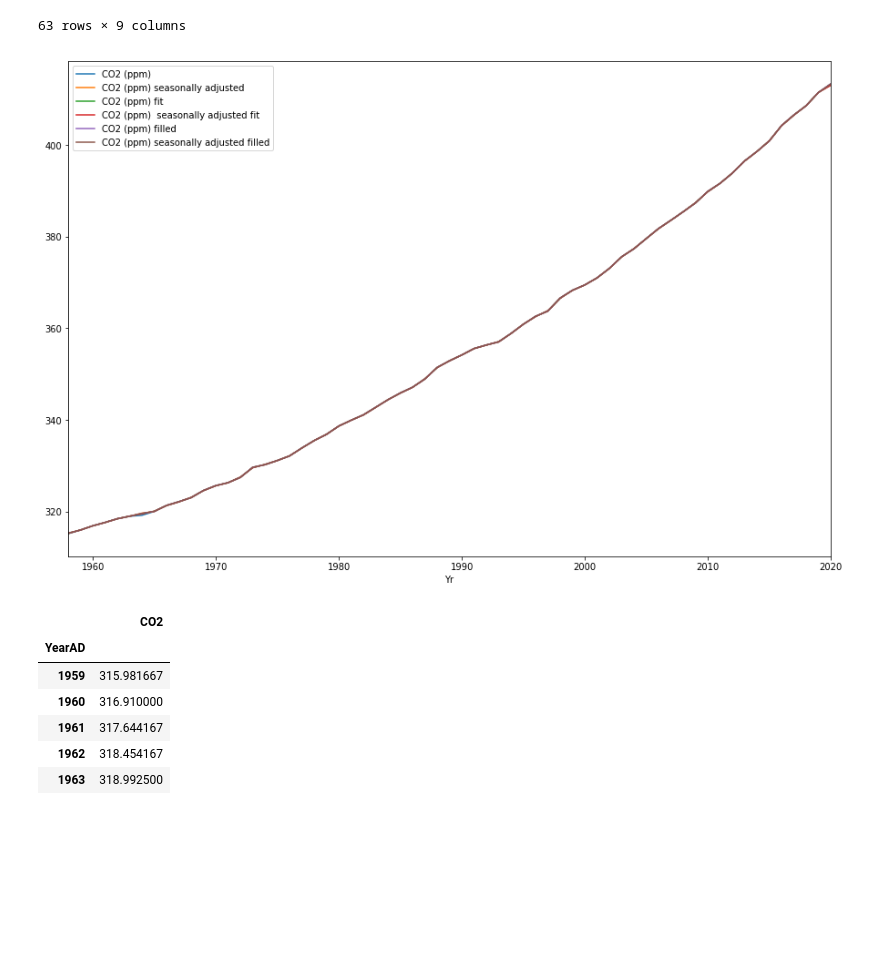
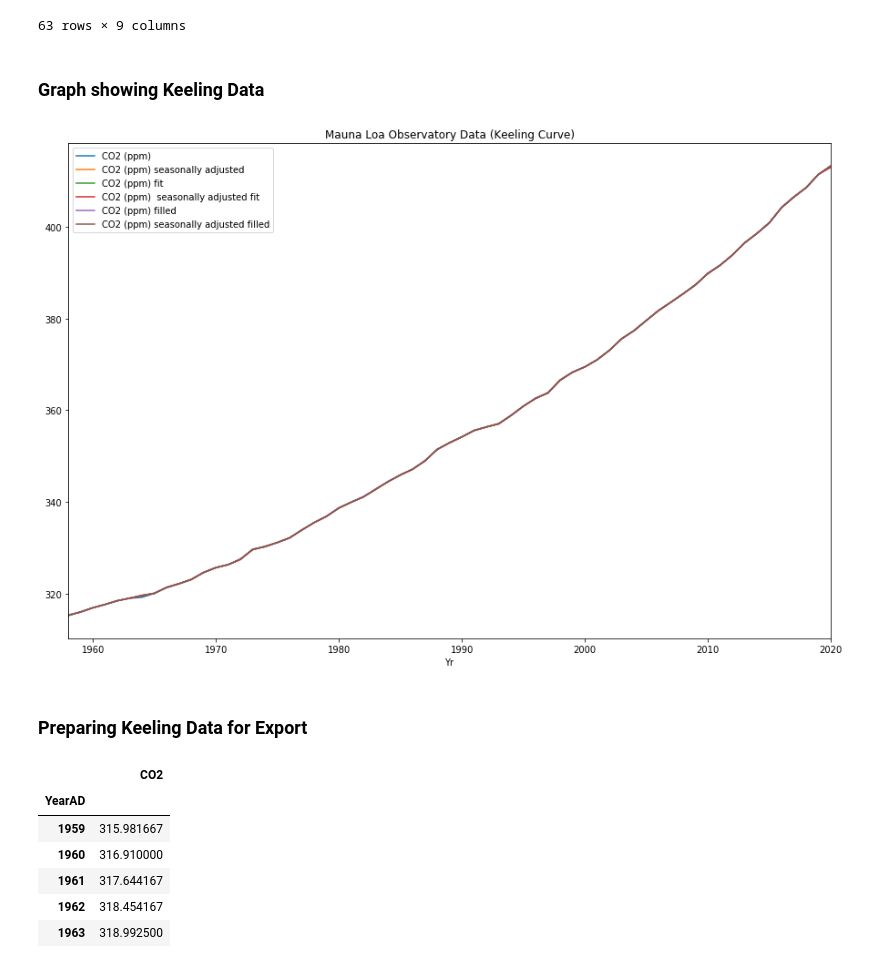
Before and after one commit to aatishb/CO2Data, a Jupyter notebook: Parse CO2 Data.ipynb, the cells around one changed output. Cells and saved outputs as stored; diff of their text form; code cells hidden in the pictures; blank space fills up the shorter version.

Commit message:
added temperature data & cleanup

```diff
--- a/Parse CO2 Data.ipynb
+++ b/Parse CO2 Data.ipynb
@@ -7,8 +7,8 @@ import matplotlib.pyplot as plt
 Data accessed from https://library.ucsd.edu/dc/object/bb3859642r
 # %%
-df = pd.read_csv ('Mauna Loa Observatory (present day - 1959).csv', na_values=-99.99, skipinitialspace = True)
-annualMean = df.groupby('Yr').mean()
-annualMean
+df = pd.read_csv ('Mauna Loa Observatory 60 Year CO2 Data.csv', na_values=-99.99, skipinitialspace = True)
+keeling = df.groupby('Yr').mean()
+keeling
 # %% [output]
 |  | Mn | Date | DateYr | CO2 (ppm) | CO2 (ppm) seasonally adjusted | CO2 (ppm) fit | CO2 (ppm) seasonally adjusted fit | ... |
 | Yr |  |  |  |  |  |  |  | ... |
@@ -29,13 +29,18 @@ annualMean
 | 2019 | 6.5 | 43646.500000 | 2019.497258 | 411.494167 | 411.488333 | 411.492500 | 411.485000 | ... |
 | 2020 | 6.5 | 44012.333333 | 2020.498192 | 413.370000 | 413.330000 | 413.110000 | 413.050000 | ... |
 63 rows × 9 columns
+# %% [markdown]
+### Graph showing Keeling Data
 # %%
 ax = plt.gca()
 
 for yax in ['CO2 (ppm)', 'CO2 (ppm) seasonally adjusted', 'CO2 (ppm) fit', 'CO2 (ppm)  seasonally adjusted fit','CO2 (ppm) filled', 'CO2 (ppm) seasonally adjusted filled']:
-    annualMean.plot(y = yax, figsize=(15,10), ax=ax)
+    keeling.plot(y = yax, figsize=(15,10), ax=ax)
 
+plt.title('Mauna Loa Observatory Data (Keeling Curve)')
 plt.show()
 # %% [output]
-[figure, old version]
+[figure, new version]
+# %% [markdown]
+### Preparing Keeling Data for Export
 # %%
```
Also changed, not shown: parts of 19 cells of this notebook, 8 other files.
